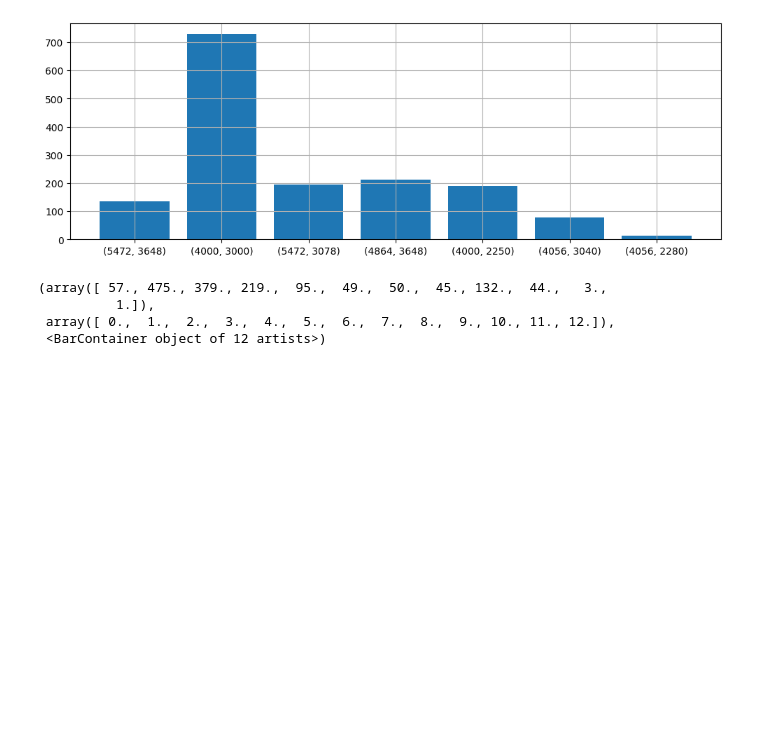
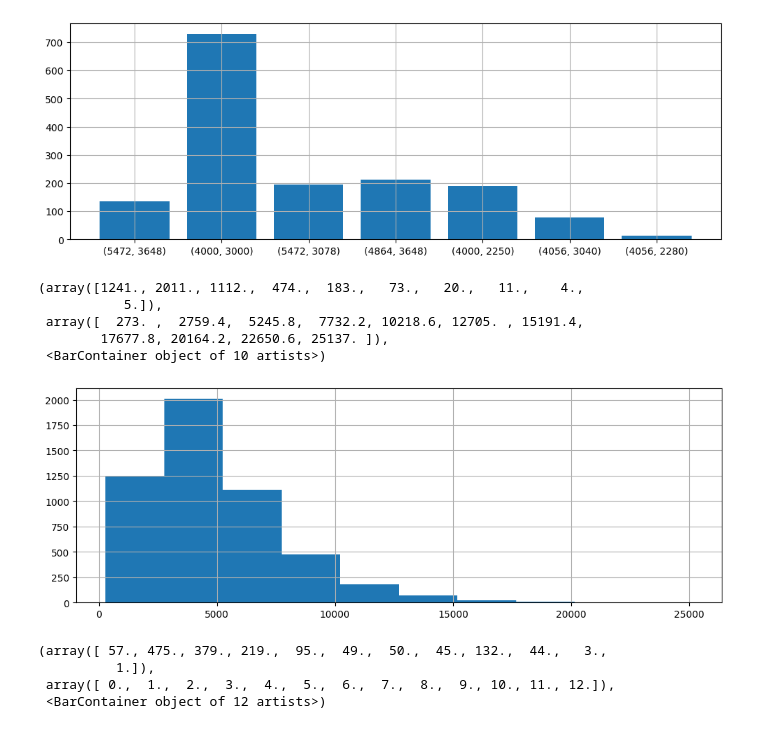
Before and after one commit to labintsev/ladd-and-weights, a Jupyter notebook: paper.ipynb, the cells around one changed output. Cells and saved outputs as stored; diff of their text form; code cells hidden in the pictures; blank space fills up the shorter version.

Commit message:
add box squares hist

```diff
--- a/paper.ipynb
+++ b/paper.ipynb
@@ -74,6 +45,33 @@ plt.bar(names, values)
 # %% [output]
 <BarContainer object of 7 artists>
 [figure]
+# %%
+# Boxes square hist
+boxes = []
+for ann in ann_names:
+    tree = ET.parse(ann)
+    root = tree.getroot()
+    boxes += list(root.iter('bndbox'))
+# %%
+def get_box_square(box):
+    ymin = int(box[0].text)
+    xmin = int(box[1].text)
+    ymax = int(box[2].text)
+    xmax = int(box[3].text)
+    return (ymax-ymin)*(xmax-xmin)
+# %%
+boxes_sqre = [get_box_square(b) for b in boxes]
+# %%
+plt.figure(figsize=(12, 4))
+plt.grid()
+plt.hist(boxes_sqre)
+# %% [output]
+(array([1241., 2011., 1112.,  474.,  183.,   73.,   20.,   11.,    4.,
+           5.]),
+ array([  273. ,  2759.4,  5245.8,  7732.2, 10218.6, 12705. , 15191.4,
+        17677.8, 20164.2, 22650.6, 25137. ]),
+ <BarContainer object of 10 artists>)
+[figure, added]
 # %%
 plt.figure(figsize=(12, 4))
 plt.grid()
```
Also changed, not shown: parts of 11 cells of this notebook, 3 other files.
